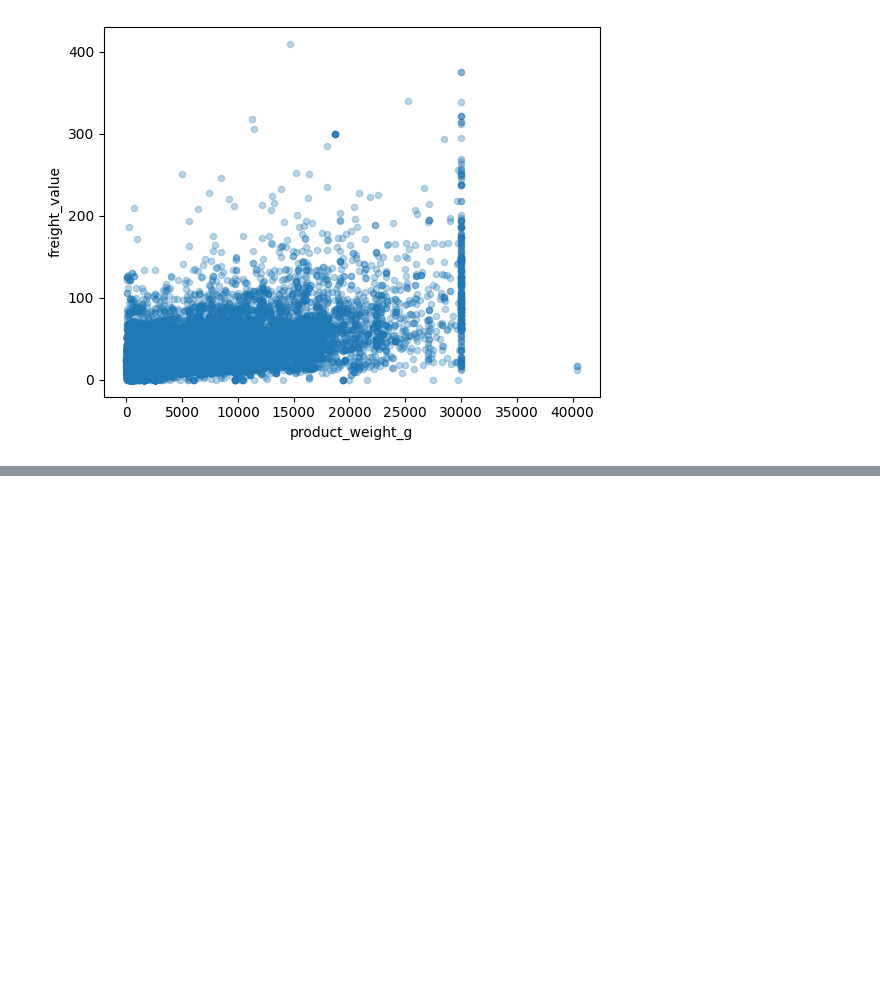
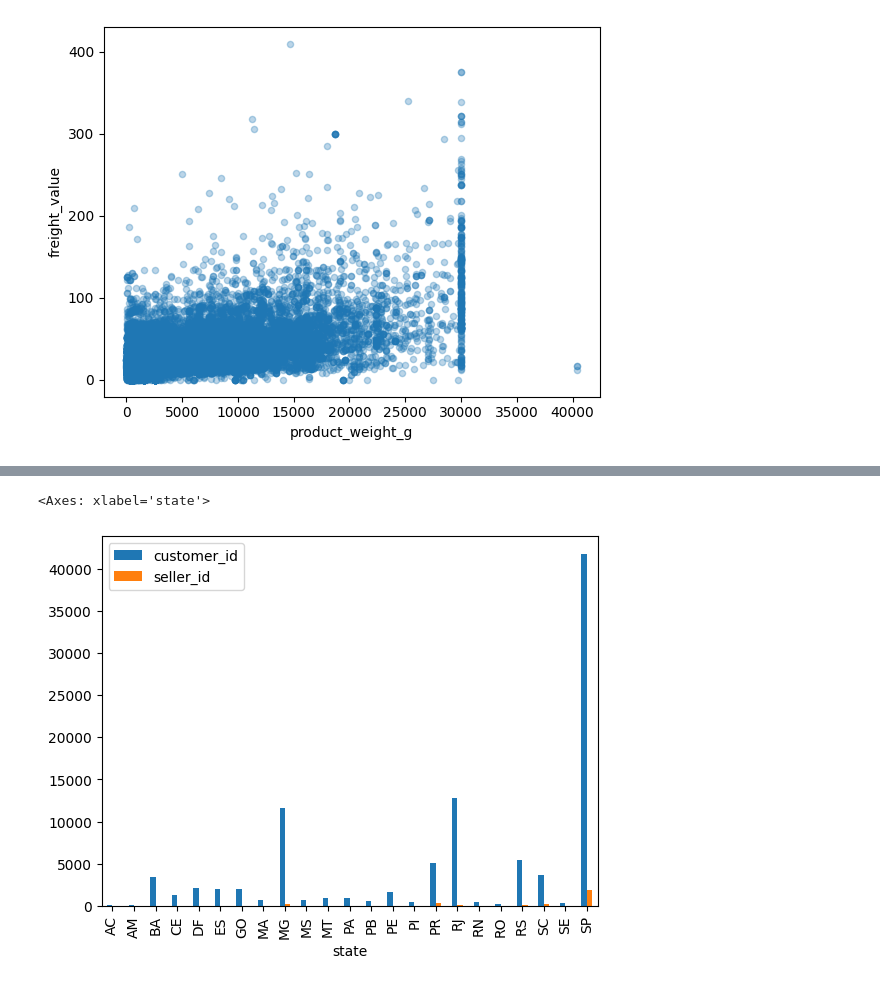
Before and after one commit to LucasPLK/Harve, a Jupyter notebook: Pratica Olist/analise.ipynb, the cells around one changed output, grey strips where cells are left out. Saved outputs shown, nothing was run; the diff lists cells and outputs as text; code cells hidden in the pictures; blank space fills up the shorter version.

```diff
--- a/Pratica Olist/analise.ipynb
+++ b/Pratica Olist/analise.ipynb
@@ -23,6 +24,8 @@ df_payments = pd.read_csv("data/pratica_olist_table_olist_order_payments_dataset
 df_reviews = pd.read_csv("data/pratica_olist_table_olist_order_reviews_dataset.csv")
 df_products = pd.read_csv("data/pratica_olist_table_olist_products_dataset.csv")
 df_items = pd.read_csv("data/pratica_olist_table_olist_order_items_dataset.csv")
+df_customer = pd.read_csv("data/pratica_olist_table_olist_customers_dataset.csv")
+df_sellers = pd.read_csv("data/pratica_olist_table_olist_sellers_dataset.csv")
 # %%
 df_orders.head()
 # %% [output]
@@ -600,0 +635,19 @@ df_order_item_product.plot.scatter(x='product_weight_g', y='freight_value', alph
+# %%
+df_customer_agg = (
+    df_customer.groupby("customer_state")[['customer_id']].count()
+                .reset_index()
+                .rename({'customer_state': 'state'}, axis=1)
+)
+
+df_sellers_agg = (
+    df_sellers.groupby("seller_state")[['seller_id']].count()
+                .reset_index()
+                .rename({'seller_state': 'state'}, axis=1)
+)
+
+df_customer_seller = pd.merge(df_customer_agg, df_sellers_agg, on='state')
+# %%
+df_customer_seller.set_index('state').plot.bar()
+# %% [output]
+<Axes: xlabel='state'>
+[figure, added]
```
Also changed, not shown: parts of 6 cells of this notebook, 1 other file.
